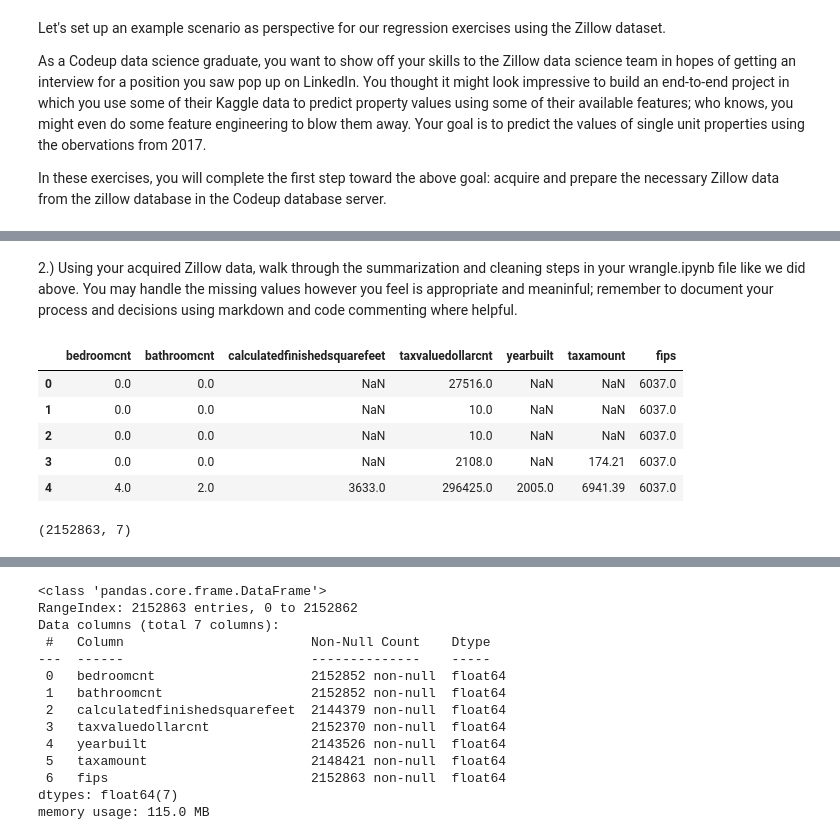
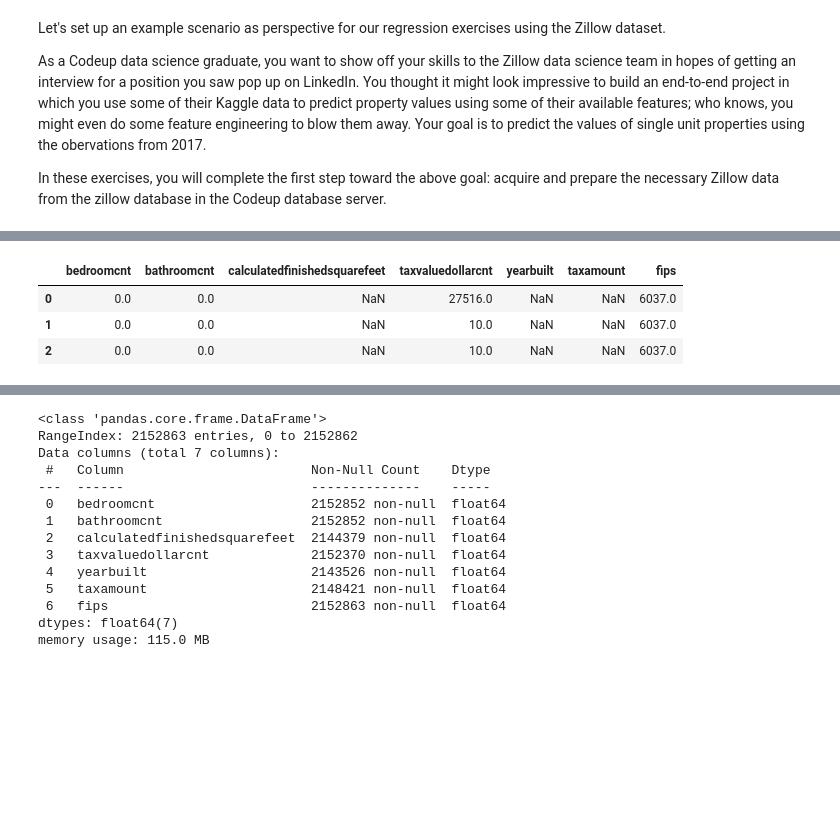
Before and after one commit to christophermayorga/regression-exercises, a Jupyter notebook: wrangle.ipynb, the cells around one changed output, grey strips where cells are left out. Drawn from its saved outputs; the diff is of its cells as text; code cells hidden in the pictures; blank space fills up the shorter version.

```diff
--- a/wrangle.ipynb
+++ b/wrangle.ipynb
@@ -165,15 +181,0 @@ zdf = pd.read_sql(query, url)
-# %% [markdown]
-2.) Using your acquired Zillow data, walk through the summarization and cleaning steps in your wrangle.ipynb file like we did above. You may handle the missing values however you feel is appropriate and meaninful; remember to document your process and decisions using markdown and code commenting where helpful.
-# %%
-zdf.head()
-# %% [output]
-|  | bedroomcnt | bathroomcnt | calculatedfinishedsquarefeet | taxvaluedollarcnt | yearbuilt | taxamount | fips |
-| 0 | 0.0 | 0.0 | NaN | 27516.0 | NaN | NaN | 6037.0 |
-| 1 | 0.0 | 0.0 | NaN | 10.0 | NaN | NaN | 6037.0 |
-| 2 | 0.0 | 0.0 | NaN | 10.0 | NaN | NaN | 6037.0 |
-| 3 | 0.0 | 0.0 | NaN | 2108.0 | NaN | 174.21 | 6037.0 |
-| 4 | 4.0 | 2.0 | 3633.0 | 296425.0 | 2005.0 | 6941.39 | 6037.0 |
-# %%
-zdf.shape
-# %% [output]
-(2152863, 7)
@@ -179,0 +184,7 @@ zdf.shape
+# %%
+zillow_df.head(3)
+# %% [output]
+|  | bedroomcnt | bathroomcnt | calculatedfinishedsquarefeet | taxvaluedollarcnt | yearbuilt | taxamount | fips |
+| 0 | 0.0 | 0.0 | NaN | 27516.0 | NaN | NaN | 6037.0 |
+| 1 | 0.0 | 0.0 | NaN | 10.0 | NaN | NaN | 6037.0 |
+| 2 | 0.0 | 0.0 | NaN | 10.0 | NaN | NaN | 6037.0 |
```
Also changed, not shown: parts of 29 cells of this notebook, 2 other files.
